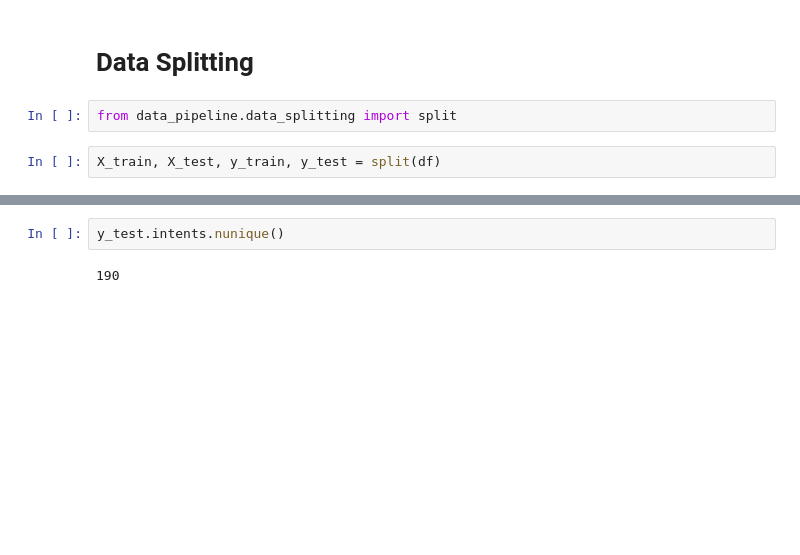
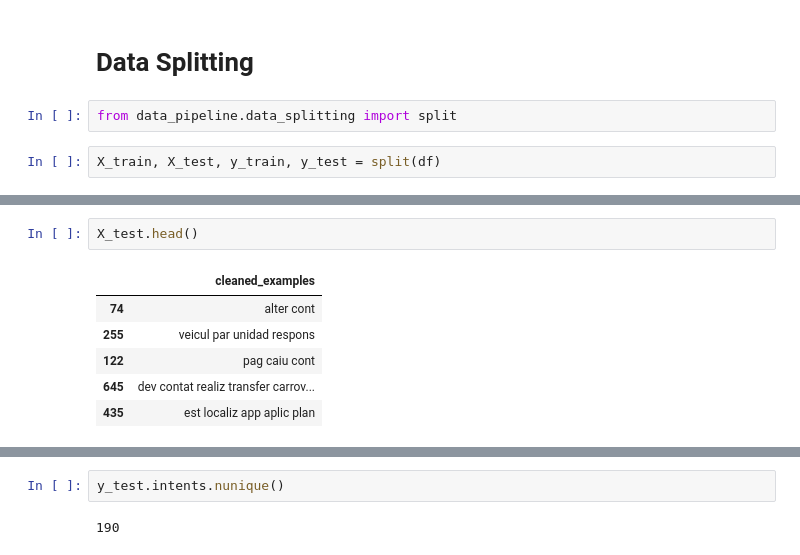
Before and after one commit to SClovesgtx/omni-nlu-api, a Jupyter notebook: jupyter_notebooks/TheDataFlow.ipynb, the cells around one changed output, grey strips where cells are left out. Saved outputs shown, nothing was run; the diff lists cells and outputs as text; blank space fills up the shorter version.

```diff
--- a/jupyter_notebooks/TheDataFlow.ipynb
+++ b/jupyter_notebooks/TheDataFlow.ipynb
@@ -97,3 +77,12 @@ y_test.shape
+# %%
+X_test.head()
+# %% [output]
+|  | cleaned_examples |
+| 74 | alter cont |
+| 255 | veicul par unidad respons |
+| 122 | pag caiu cont |
+| 645 | dev contat realiz transfer carrov... |
+| 435 | est localiz app aplic plan |
 # %%
 y_test.head()
 # %% [output]
```
Also changed, not shown: parts of 20 cells of this notebook, 6 other files.
